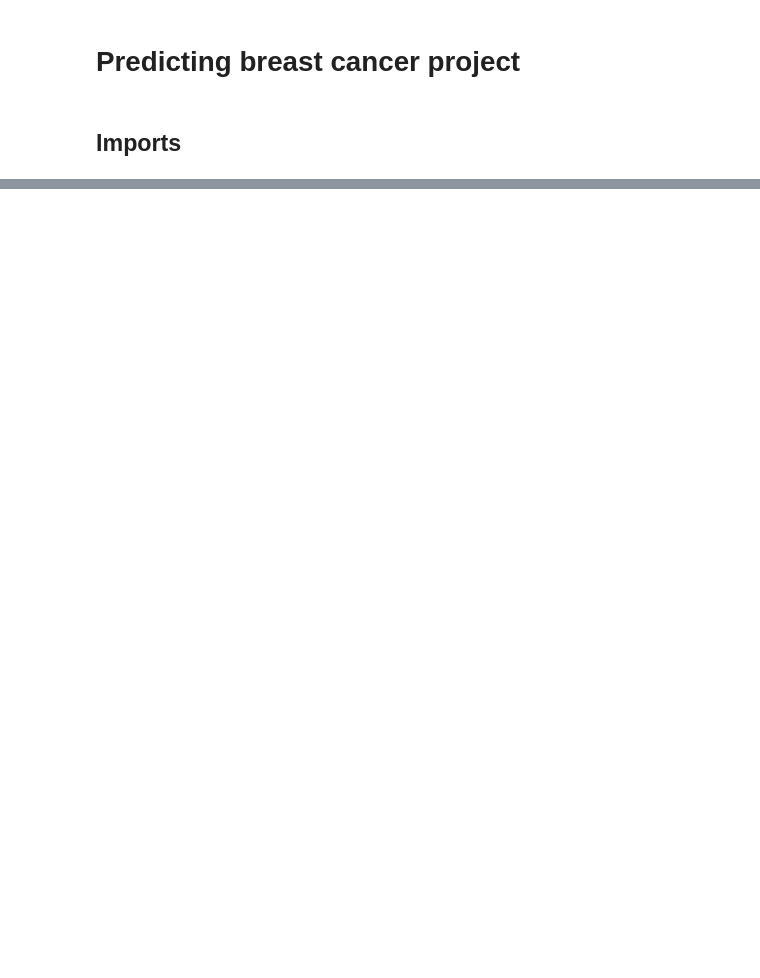
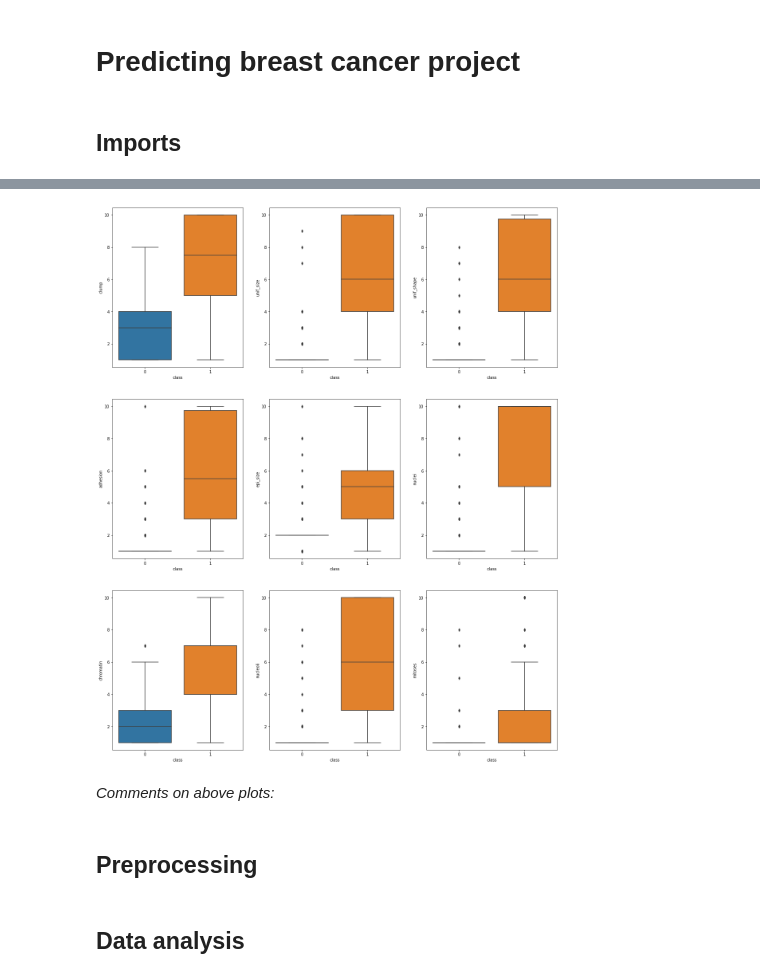
Before and after one commit to DSCI-310/DSCI-310-Group-5, a Jupyter notebook: analysis.ipynb, the cells around one changed output, grey strips where cells are left out. Saved outputs shown, nothing was run; the diff lists cells and outputs as text; code cells hidden in the pictures; blank space fills up the shorter version.

```diff
--- a/analysis.ipynb
+++ b/analysis.ipynb
@@ -48,0 +107,4 @@ dataset.shape
+# %%
+dataset = dataset[(dataset != '?').all(axis=1)]
+dataset['nuclei'] = dataset['nuclei'].astype(int)
+dataset = dataset.drop(columns=["id"])
@@ -48,0 +113,4 @@ dataset.shape
+# %%
+dataset['class'] = dataset['class'].replace([2],0)
+dataset['class'] = dataset['class'].replace([4],1)
+dataset['class'].value_counts(normalize = True)
@@ -48,0 +125,9 @@ dataset.shape
+# %%
+train_df, test_df = train_test_split(dataset, test_size=0.3, random_state=123)
+X_train = train_df.drop(columns=["class"])
+X_test = test_df.drop(columns=["class"])
+
+y_train = train_df["class"]
+y_test = test_df["class"]
+numeric_looking_columns = X_train.select_dtypes(include=np.number).columns.tolist()
+train_df.info()
@@ -48,0 +179,10 @@ dataset.shape
+# %%
+fig, ax = plt.subplots(3, 3, figsize=(20, 25))
+for var, subplot in zip(numeric_looking_columns, ax.flatten()):
+    sns.boxplot(x='class', y=var, data=train_df, ax=subplot)
+# %% [output]
+[figure, added]
+# %% [markdown]
+*Comments on above plots:*
+# %% [markdown]
+## Preprocessing
@@ -48,0 +193,2 @@ dataset.shape
+# %% [markdown]
+## Data analysis
```
Also changed, not shown: parts of 26 cells of this notebook.
